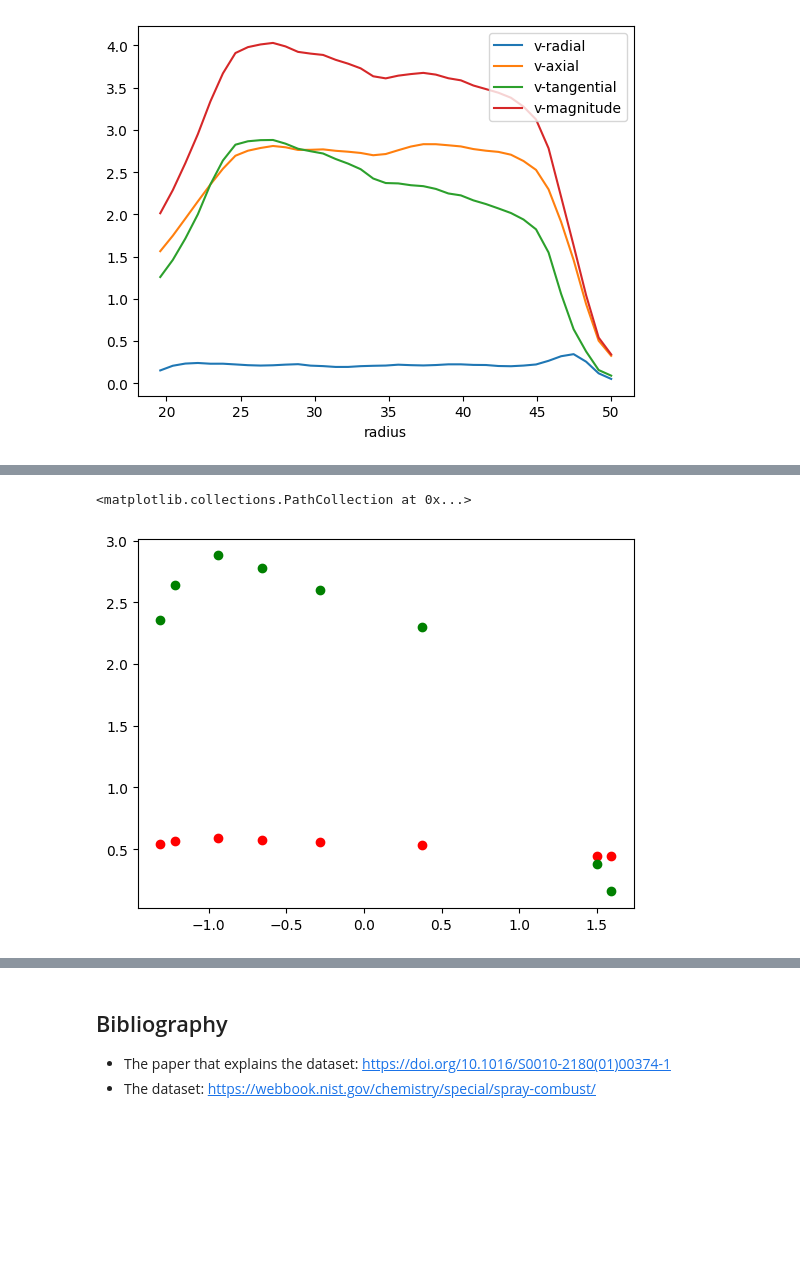
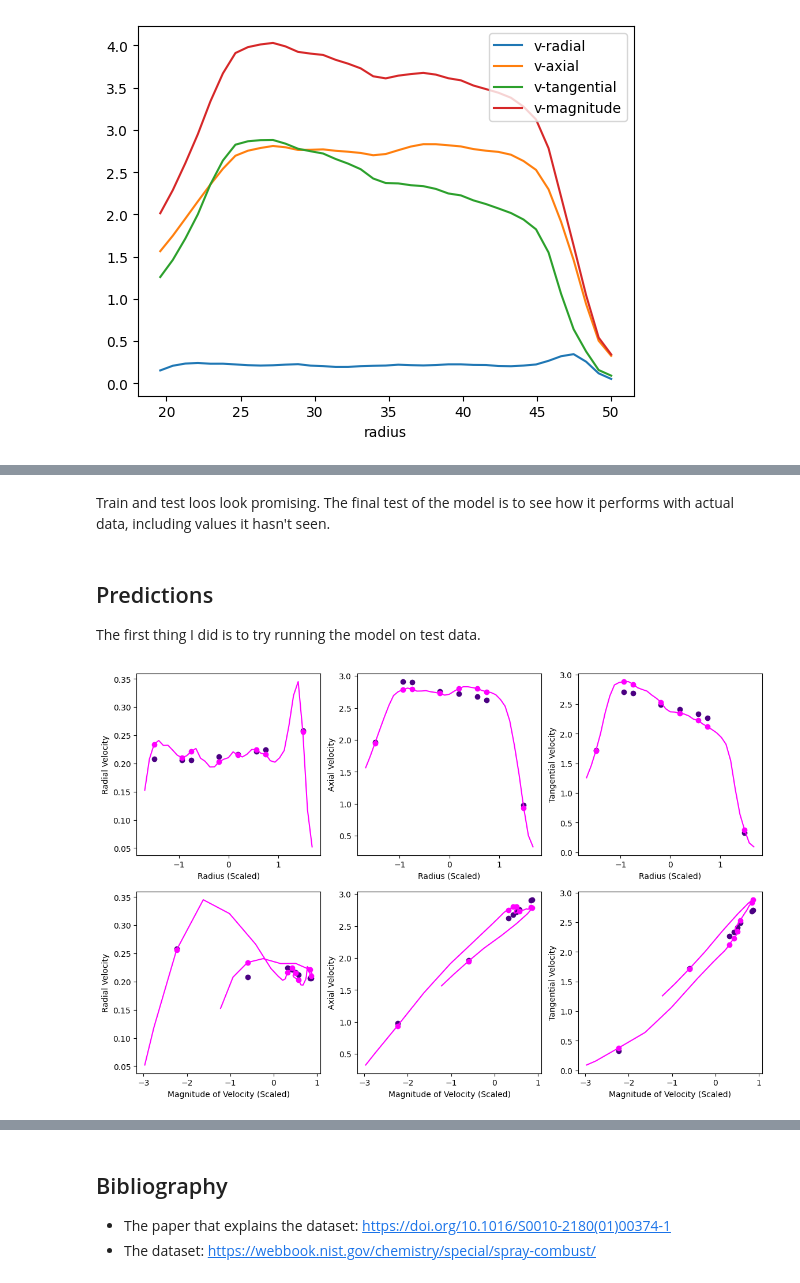
Before and after one commit to mrmaxguns/data-science-fundamentals, a Jupyter notebook: Unit9/Project/MaxiRebgU9proj.ipynb, the cells around one changed output, grey strips where cells are left out. Saved outputs shown, nothing was run; the diff lists cells and outputs as text; code cells hidden in the pictures; blank space fills up the shorter version.

```diff
--- a/Unit9/Project/MaxiRebgU9proj.ipynb
+++ b/Unit9/Project/MaxiRebgU9proj.ipynb
@@ -12,4 +18,4 @@ from torch import nn
 # %%
-df = pd.read_csv("data-a4.csv"); df
+df = pd.read_csv("data-a4.csv"); df.head() # Print the first five rows
 # %% [output]
 |  | radius | v-radial | v-axial | v-tangential | v-magnitude |
@@ -90,4 +129,4 @@ loss_fn = nn.MSELoss()
 
 # Create an optimizer; SGD is stochastic gradient decent
 optimizer = torch.optim.SGD(params=model_1.parameters(),
-                            lr=0.0001) #this is how fast it optimizes; smaller is slower, but more consistent
+                            lr=0.01) # Learning rate: this is how fast it optimizes; smaller is slower, but more consistent
@@ -141,3 +182,9 @@ Epoch: 1800 | Train loss: 2.37732, Test loss: 2.28023
+# %% [markdown]
+Train and test loos look promising. The final test of the model is to see how it performs with actual data, including values it hasn't seen.
+# %% [markdown]
+## Predictions
+
+The first thing I did is to try running the model on test data.
 # %%
 # Turn on evaluation mode
 model_1.eval()
@@ -146,17 +193,26 @@ model_1.eval()
 with torch.inference_mode():
     Y_preds = model_1(X_test)
 # %%
-# plt.scatter(X_test.detach().numpy()[:, 0], Y_preds.detach().numpy()[:, 0])
-# plt.scatter(X_test.detach().numpy()[:, 0], Y_test.detach().numpy()[:, 0])
+# Labels for the graph
+LABELS = {
+    "x": ["Radius", "Magnitude of Velocity"],
+    "y": ["Radial Velocity", "Axial Velocity", "Tangential Velocity"]
+}
 
-plt.scatter(X_test.detach().numpy()[:, 0], Y_preds.detach().numpy()[:, 2], color="red")
-plt.scatter(X_test.detach().numpy()[:, 0], Y_test.detach().numpy()[:, 2], color="green")
+# Plot a single series of y-predictions given a single series of x-values
+def plot_predictions(x_idx, y_idx, ax):
+    axis = ax[x_idx][y_idx]
+    axis.scatter(X_test.detach().numpy()[:, x_idx], Y_preds.detach().numpy()[:, y_idx], color="indigo")
+    axis.scatter(X_test.detach().numpy()[:, x_idx], Y_test.detach().numpy()[:, y_idx], color="magenta")
+    axis.plot(X_scaled[:, x_idx], Y[:, y_idx], color="magenta")
+    axis.set_xlabel(LABELS["x"][x_idx] + " (Scaled)")
+    axis.set_ylabel(LABELS["y"][y_idx])
 
-# #plots predictions--remember, our model has never seen X_test
-# plt.scatter(X_test.detach().numpy(),y_preds.detach().numpy())
+fig, ax = plt.subplots(2, 3, figsize=(14, 9))
 
-# #plots test data
-# plt.scatter(X_test.detach().numpy(),y_test.detach().numpy())
+# Plot all combinations of x-values and y-predictions
+for i in range(2):
+    for j in range(3):
+        plot_predictions(i, j, ax)
 # %% [output]
-<matplotlib.collections.PathCollection at 0x...>
-[figure, old version]
+[figure, new version]
```
Also changed, not shown: parts of 24 cells of this notebook.
